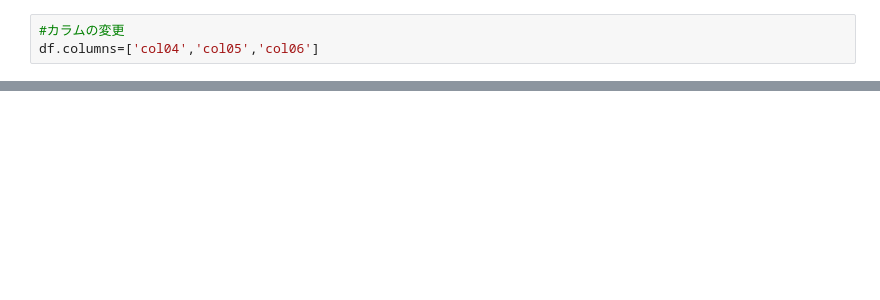
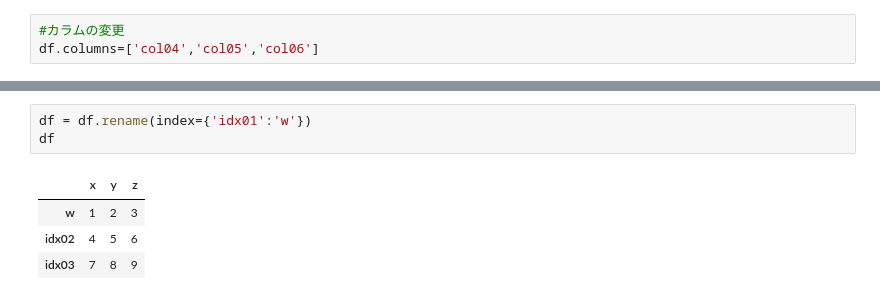
Before and after one commit to iwatsuki-yuuki/MyPandas, a Jupyter notebook: pandas01.ipynb, the cells around one changed output, grey strips where cells are left out. Cells and saved outputs as stored; diff of their text form; blank space fills up the shorter version.

```diff
--- a/pandas01.ipynb
+++ b/pandas01.ipynb
@@ -64,0 +126,8 @@ df = df.frame(
+# %%
+df = df.rename(index={'idx01':'w'})
+df
+# %% [output]
+|  | x | y | z |
+| w | 1 | 2 | 3 |
+| idx02 | 4 | 5 | 6 |
+| idx03 | 7 | 8 | 9 |
```
Also changed, not shown: parts of 34 cells of this notebook.
